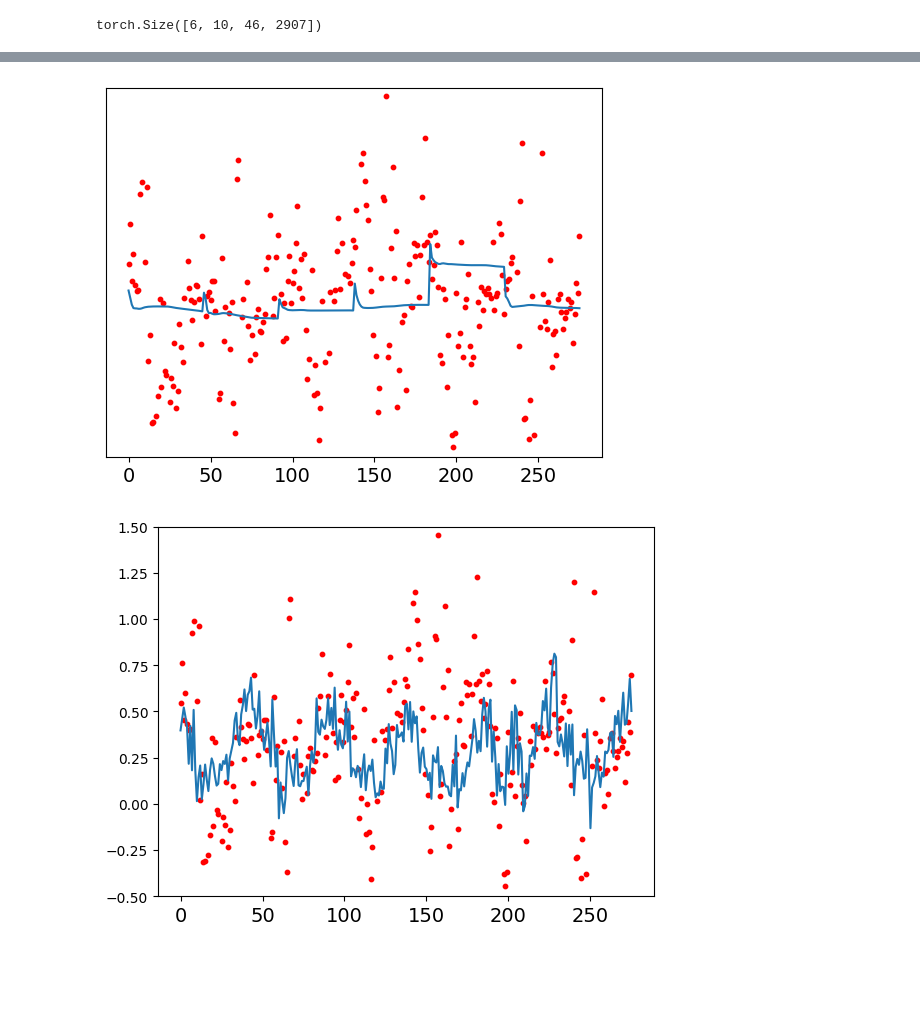
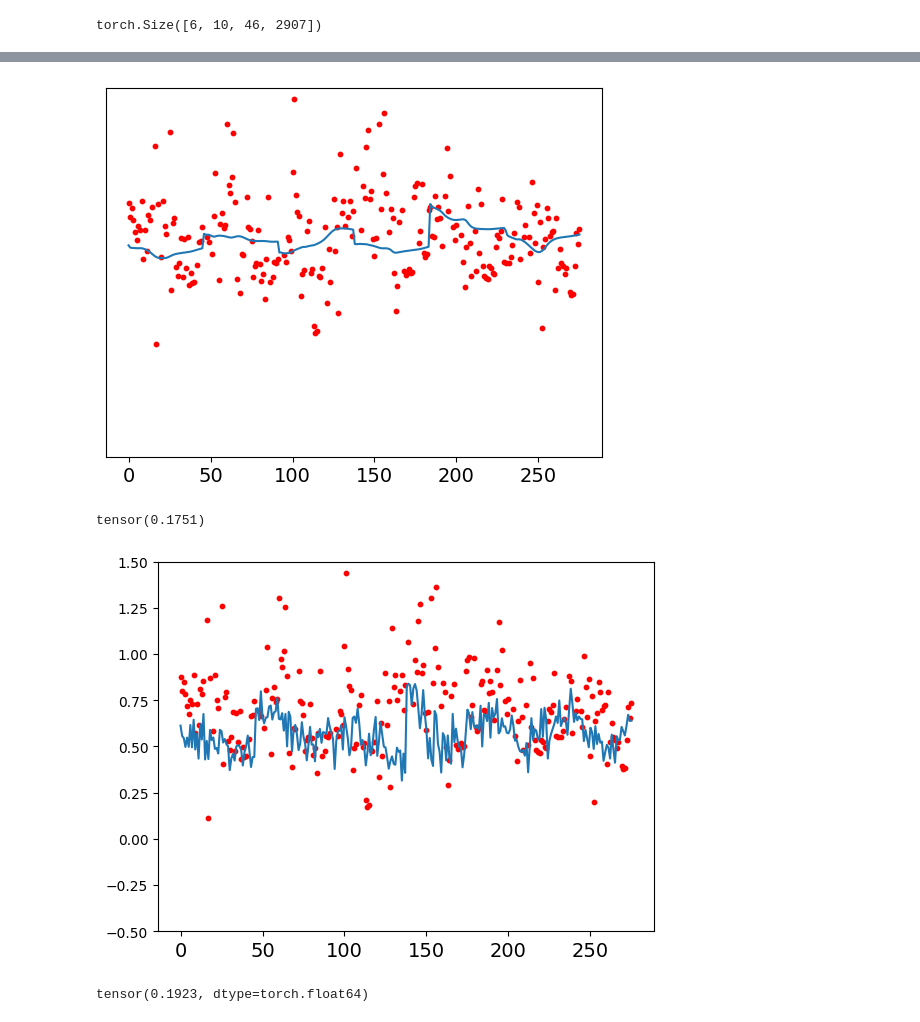
Before and after one commit to YangLabHKUST/STIMP, a Jupyter notebook: visualization/MEXICO/prediction_case_study.ipynb, the cells around one changed output, grey strips where cells are left out. Drawn from its saved outputs; the diff is of its cells as text; code cells hidden in the pictures; blank space fills up the shorter version.

Commit message:
visualization

```diff
--- a/visualization/MEXICO/prediction_case_study.ipynb
+++ b/visualization/MEXICO/prediction_case_study.ipynb
@@ -55,7 +58,7 @@ import cartopy.crs as ccrs
 import h5py
 from numpy import meshgrid
 
-n=2000
+n=500
 is_sea = np.load("/home/mafzhang/data/MEXICO/8d/is_sea.npy")
 lon = np.load("/home/mafzhang/data/MEXICO/8d/long.npy")
 lati = np.load("/home/mafzhang/data/MEXICO/8d/lati.npy")
@@ -120,7 +126,7 @@ tmp[~tmp_mask.bool()]=np.nan
 plt.scatter(np.arange(276), tmp[:,n], c='red', s=10,label="Observed")
 
 predict = deepcopy(prediction_predrnn_wo[index].reshape(276,1, 2907))
-predict = predict[:,:,n]
+predict = predict[:,0,n]
 
 plt.plot(np.arange(276), predict, label="PredRNN")
 
@@ -129,31 +135,37 @@ plt.xticks(fontsize=14)
 plt.yticks([])
 plt.ylim(-0.5,1.5)
 plt.show()
+tmp = np.nan_to_num(tmp, nan=0)
+print((np.abs(predict- tmp[:,n])*tmp_mask[:,n]).sum()/(tmp_mask[:,n].sum()+1e-5))
 # %% [output]
-[figure, old version]
+[figure, new version]
+tensor(0.1751)
 # %%
 from copy import deepcopy
 import seaborn as sns
 import matplotlib.pyplot as plt
 
 index = [46*i for i in range(306//46)]
 tmp  = deepcopy(label[index].reshape(276,-1))
 tmp_mask  = deepcopy(label_masks[index].reshape(276,-1))
 tmp[~tmp_mask.bool()]=np.nan
 plt.scatter(np.arange(276), tmp[:,n], c='red', s=10,label="Observed")
 
 predict = deepcopy(prediction_xg_wo[index].reshape(276,1, 2907))
-predict = predict[:,:,n]
+predict = predict[:,0,n]
 
 plt.plot(np.arange(276), predict, label="PredRNN")
 
 # plt.legend()
 plt.xticks(fontsize=14)
 # plt.yticks([])
 plt.ylim(-0.5,1.5)
 plt.show()
+tmp = np.nan_to_num(tmp, nan=0)
+print((np.abs(predict- tmp[:,n])*tmp_mask[:,n]).sum()/(tmp_mask[:,n].sum()+1e-5))
 # %% [output]
-[figure, old version]
+[figure, new version]
+tensor(0.1923, dtype=torch.float64)
 # %%
 from mpl_toolkits import basemap
 from sklearn.cluster import KMeans, DBSCAN, SpectralClustering
```
Also changed, not shown: parts of 6 cells of this notebook, 5 other files.
